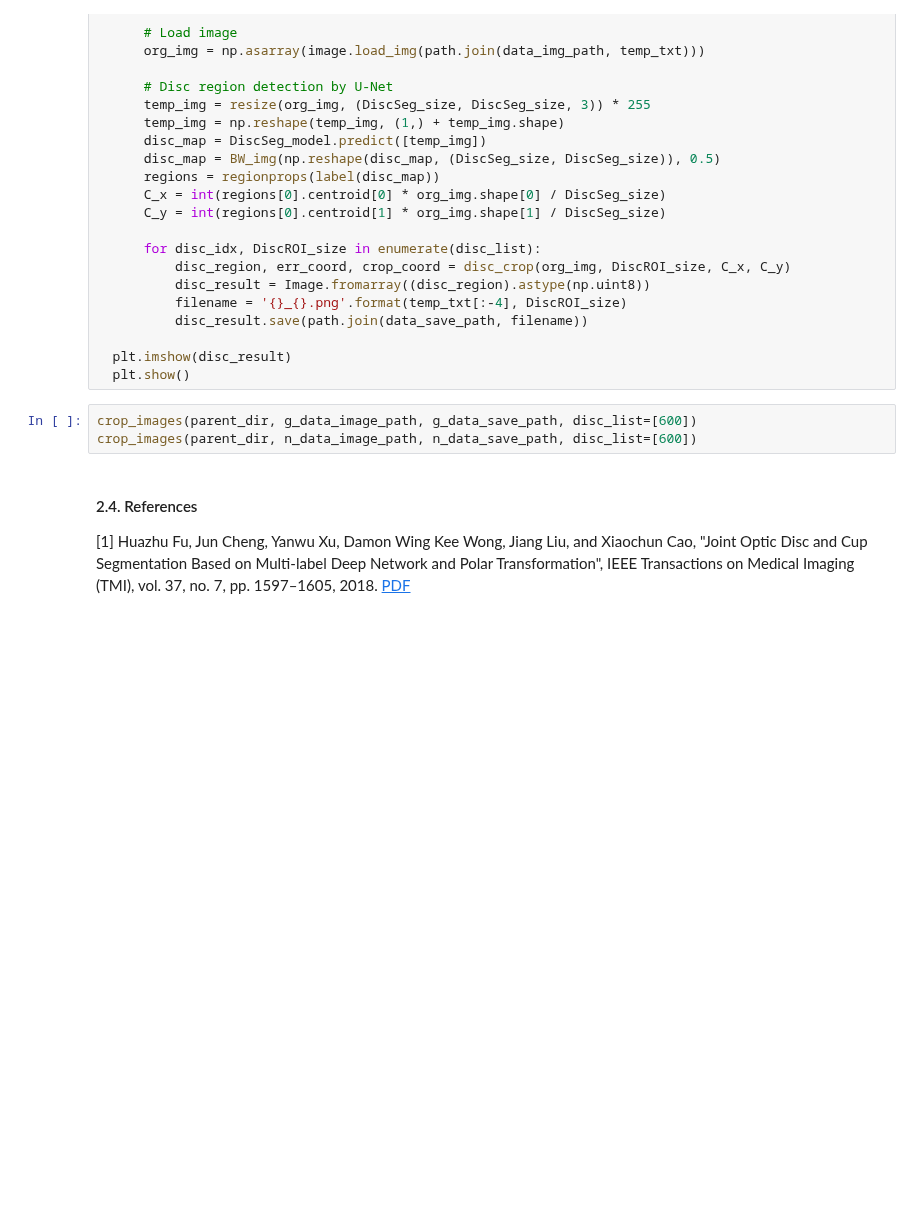
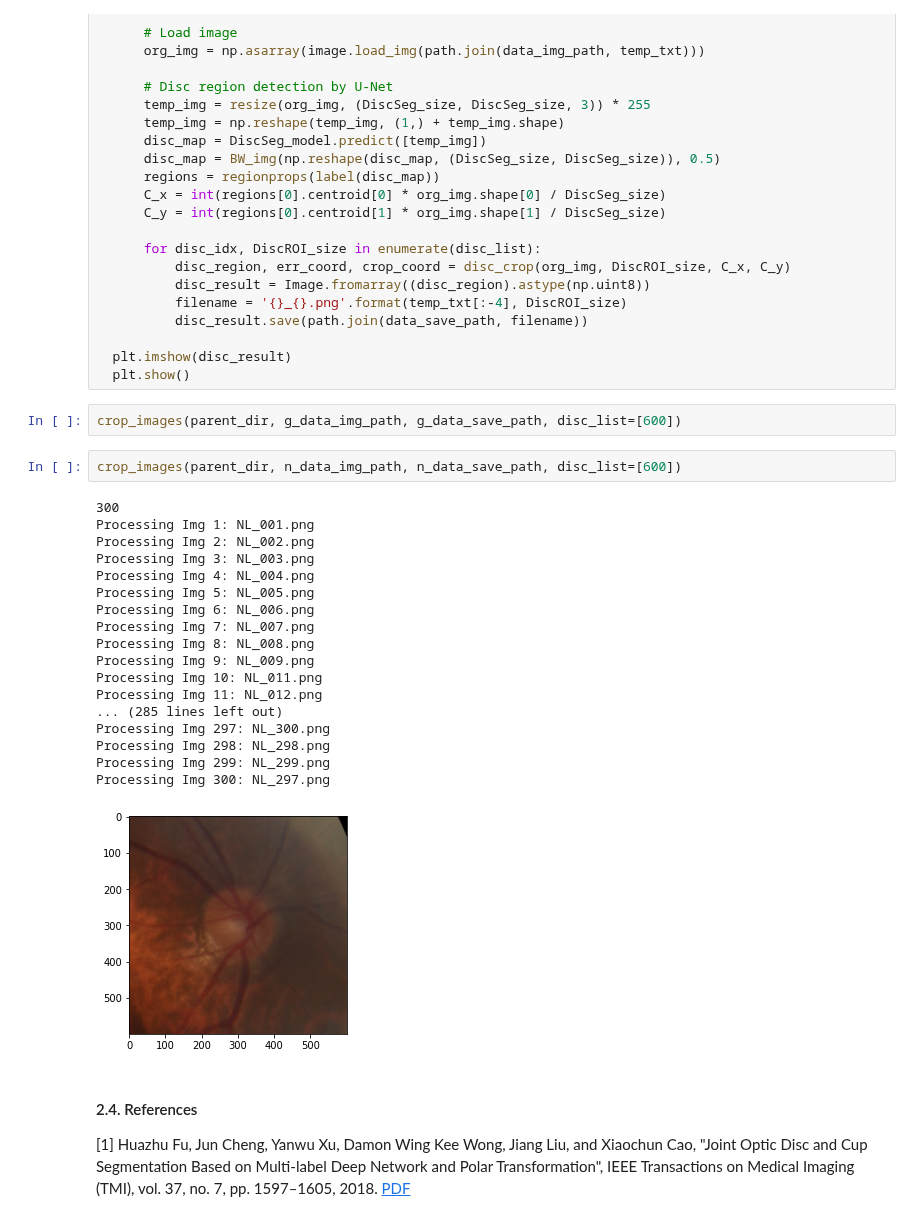
Before and after one commit to sabinagio/do-you-see-what-AI-see, a Jupyter notebook: scripts/2-data-splitting-and-augmentation.ipynb, the cells around one changed output. Saved outputs shown, nothing was run; the diff lists cells and outputs as text; blank space fills up the shorter version.

Commit message:
Preprocess normal eye images

```diff
--- a/scripts/2-data-splitting-and-augmentation.ipynb
+++ b/scripts/2-data-splitting-and-augmentation.ipynb
@@ -183,8 +185,28 @@ def crop_images(parent_dir, data_img_path, data_save_path, data_type='.png', dis
   plt.imshow(disc_result)
   plt.show()
 # %%
-crop_images(parent_dir, g_data_image_path, g_data_save_path, disc_list=[600])
-crop_images(parent_dir, n_data_image_path, n_data_save_path, disc_list=[600])
+crop_images(parent_dir, g_data_img_path, g_data_save_path, disc_list=[600])
+# %%
+crop_images(parent_dir, n_data_img_path, n_data_save_path, disc_list=[600])
+# %% [output]
+300
+Processing Img 1: NL_001.png
+Processing Img 2: NL_002.png
+Processing Img 3: NL_003.png
+Processing Img 4: NL_004.png
+Processing Img 5: NL_005.png
+Processing Img 6: NL_006.png
+Processing Img 7: NL_007.png
+Processing Img 8: NL_008.png
+Processing Img 9: NL_009.png
+Processing Img 10: NL_011.png
+Processing Img 11: NL_012.png
+... (285 lines left out)
+Processing Img 297: NL_300.png
+Processing Img 298: NL_298.png
+Processing Img 299: NL_299.png
+Processing Img 300: NL_297.png
+[figure, added]
 # %% [markdown]
 #### 2.4. References
 
```
Also changed, not shown: parts of 2 cells of this notebook.
